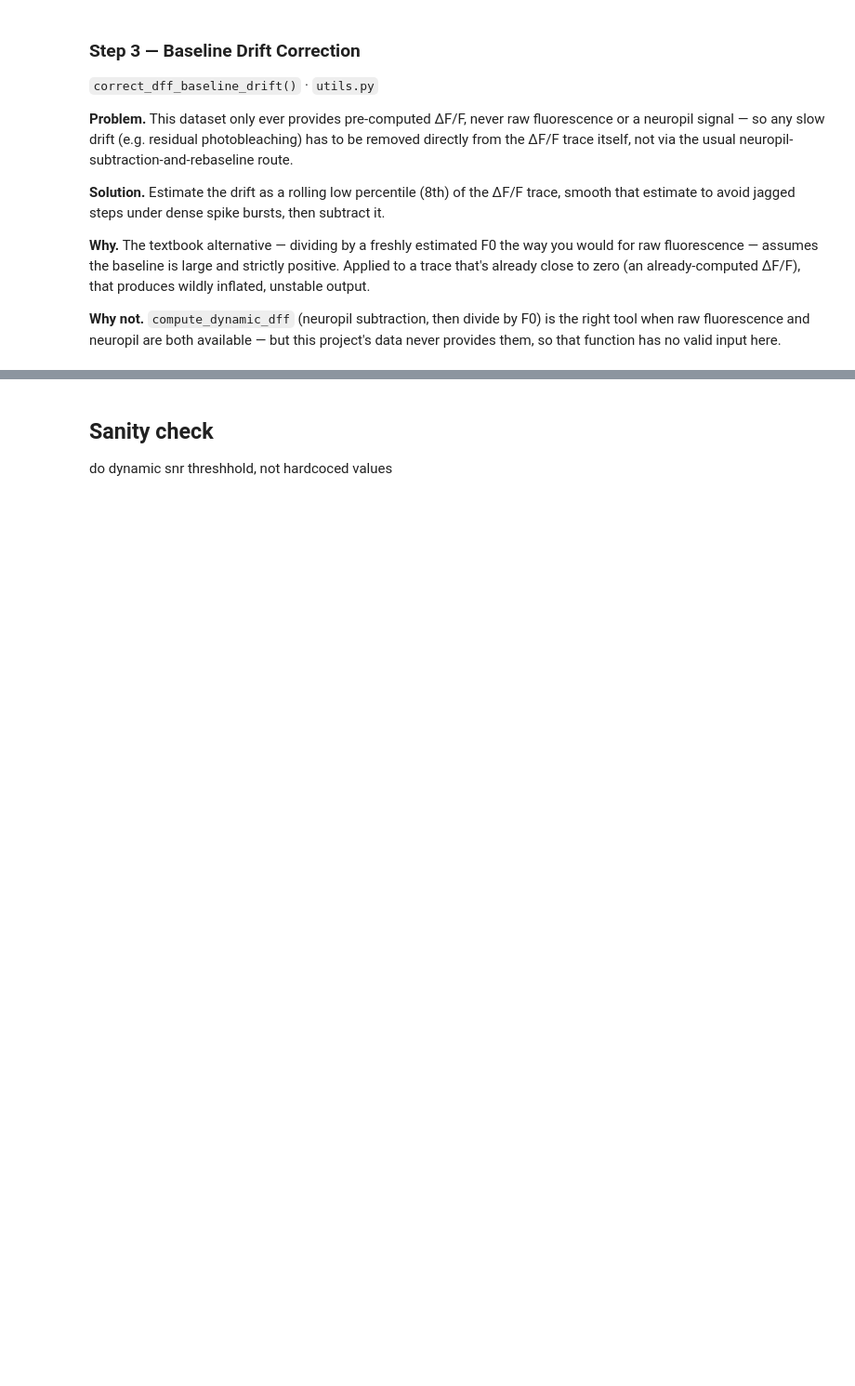
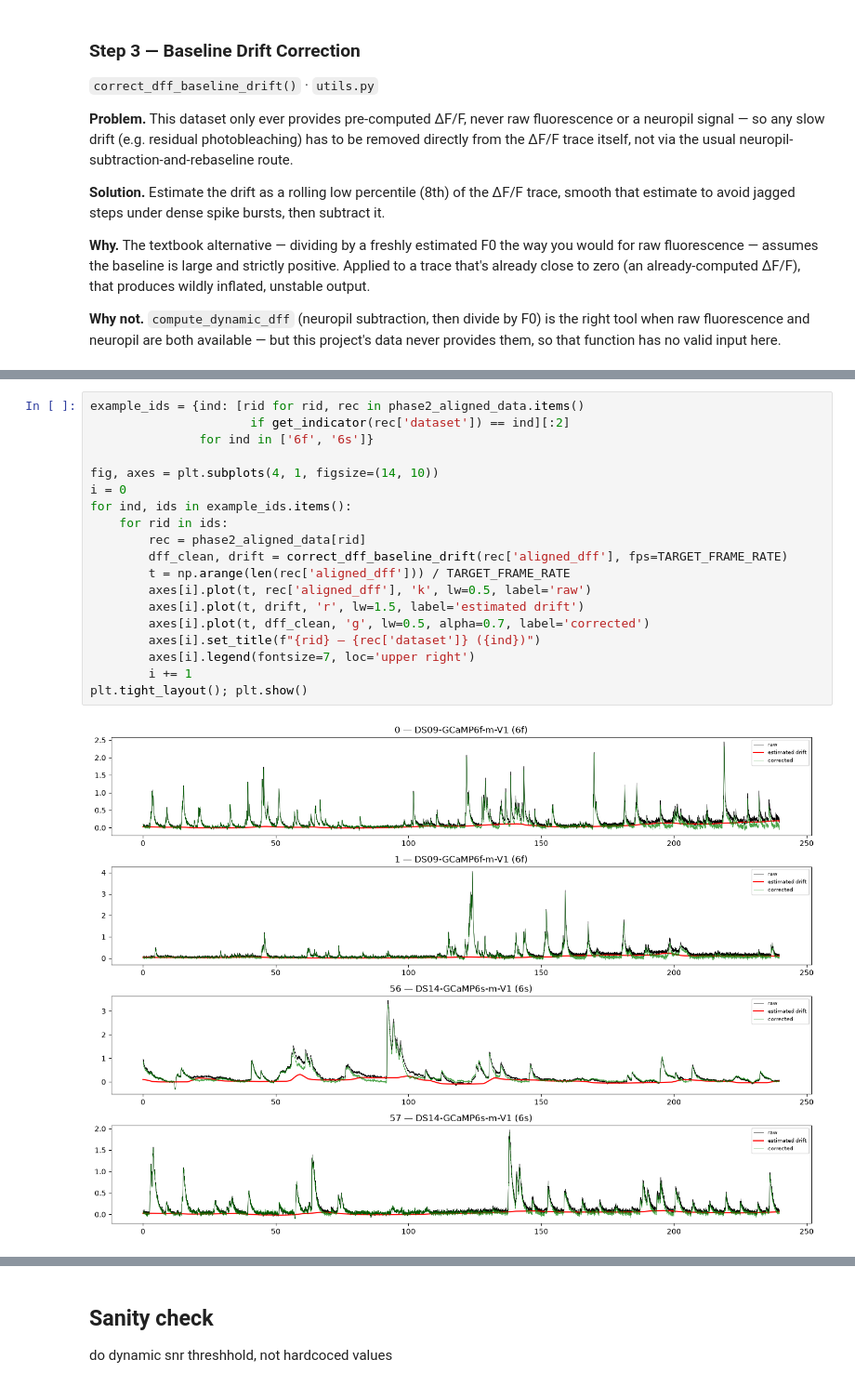
Before and after one commit to F-vdHaar/neural_ds_generalisation, a Jupyter notebook: spike_inference.ipynb, the cells around one changed output, grey strips where cells are left out. Shown at 93% size. Cells and saved outputs as stored; diff of their text form; blank space fills up the shorter version.

```diff
--- a/spike_inference.ipynb
+++ b/spike_inference.ipynb
@@ -451,0 +538,21 @@ plt.show()
+# %%
+example_ids = {ind: [rid for rid, rec in phase2_aligned_data.items()
+                      if get_indicator(rec['dataset']) == ind][:2]
+               for ind in ['6f', '6s']}
+
+fig, axes = plt.subplots(4, 1, figsize=(14, 10))
+i = 0
+for ind, ids in example_ids.items():
+    for rid in ids:
+        rec = phase2_aligned_data[rid]
+        dff_clean, drift = correct_dff_baseline_drift(rec['aligned_dff'], fps=TARGET_FRAME_RATE)
+        t = np.arange(len(rec['aligned_dff'])) / TARGET_FRAME_RATE
+        axes[i].plot(t, rec['aligned_dff'], 'k', lw=0.5, label='raw')
+        axes[i].plot(t, drift, 'r', lw=1.5, label='estimated drift')
+        axes[i].plot(t, dff_clean, 'g', lw=0.5, alpha=0.7, label='corrected')
+        axes[i].set_title(f"{rid} — {rec['dataset']} ({ind})")
+        axes[i].legend(fontsize=7, loc='upper right')
+        i += 1
+plt.tight_layout(); plt.show()
+# %% [output]
+[figure, added]
```
Also changed, not shown: parts of 34 cells of this notebook, 1 other file.
